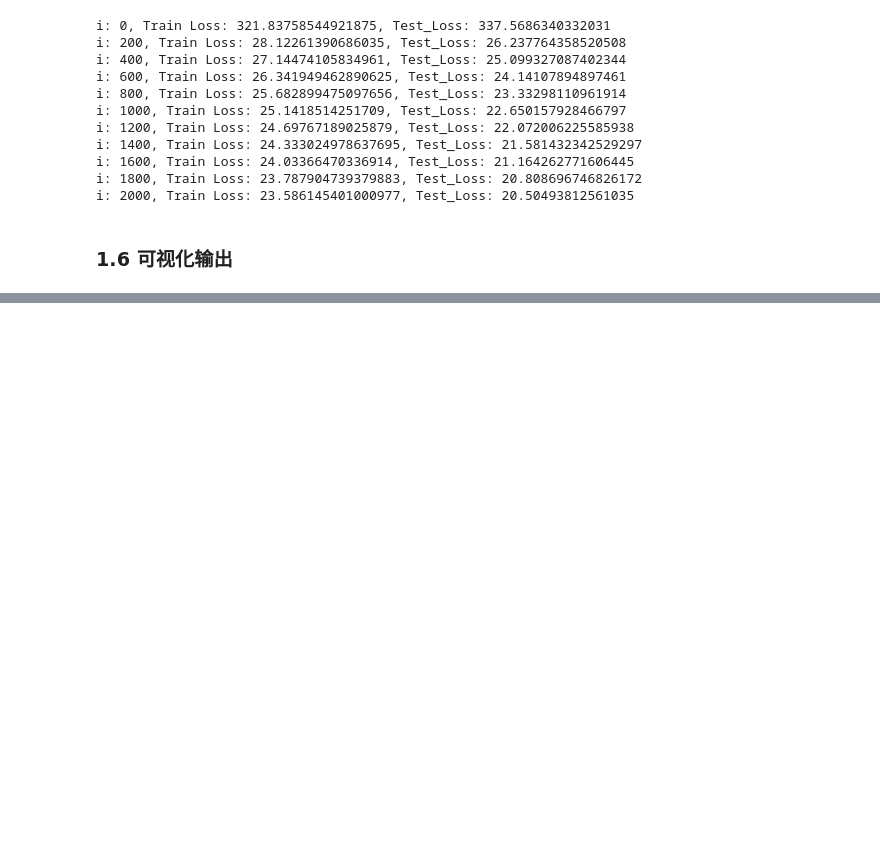
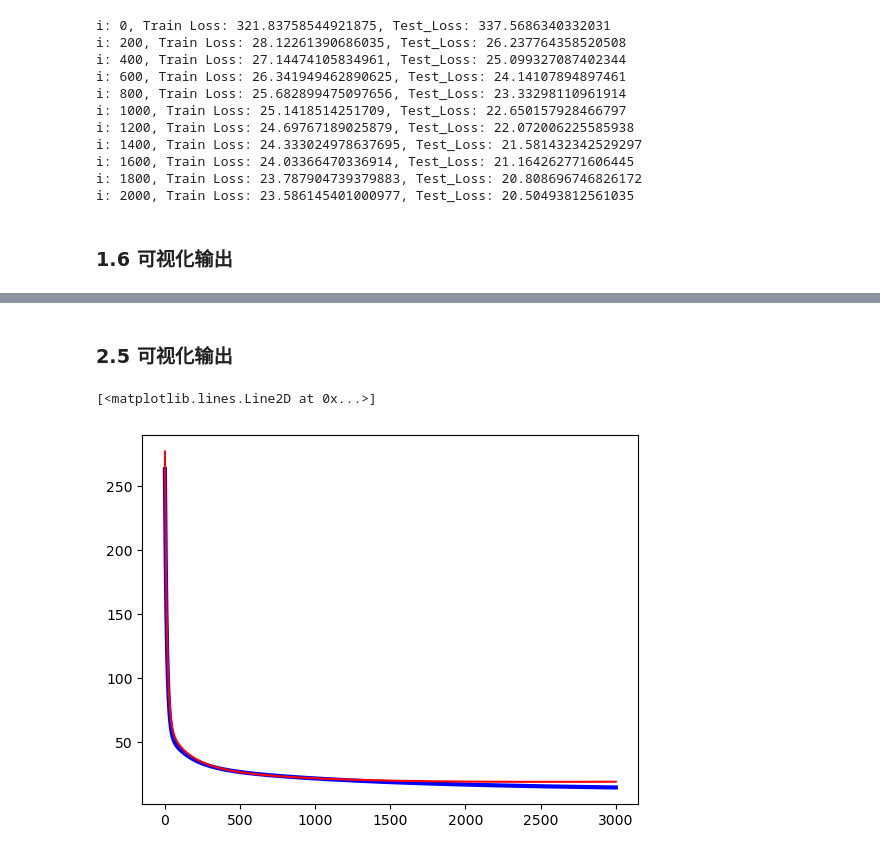
Before and after one commit to diba0/python-Srcipts, a Jupyter notebook: gradient-descent/tensorflow_linear_regression.ipynb, the cells around one changed output, grey strips where cells are left out. Saved outputs shown, nothing was run; the diff lists cells and outputs as text; code cells hidden in the pictures; blank space fills up the shorter version.

```diff
--- a/gradient-descent/tensorflow_linear_regression.ipynb
+++ b/gradient-descent/tensorflow_linear_regression.ipynb
@@ -114,0 +161,3 @@ plt.show()
+# %%
+Y_train=tf.constant(y_train.reshape(-1,1),tf.float32)
+Y_test=tf.constant(y_test.reshape(-1,1),tf.float32)
@@ -114,0 +170,4 @@ plt.show()
+# %%
+learn_rate = 0.01
+iter = 3000
+display_step = 100
@@ -114,0 +176,3 @@ plt.show()
+# %%
+np.random.seed(612)
+W = tf.Variable(np.random.randn(14,1), dtype=tf.float32)
@@ -114,0 +181,22 @@ plt.show()
+# %%
+mse_train=[]
+mse_test=[]
+
+for i in range(0,iter+1):
+
+    with tf.GradientTape() as tape:
+
+        PRED_train = tf.matmul(X_train,W)
+        Loss_train = 0.5 * tf.reduce_mean(tf.square(Y_train-PRED_train))
+
+        PRED_test = tf.matmul(X_test,W)
+        Loss_test = 0.5 * tf.reduce_mean(tf.square(Y_test-PRED_test))
+
+    mse_train.append(Loss_train)
+    mse_test.append(Loss_test)
+
+    dL_dW = tape.gradient(Loss_train,W)
+    W.assign_sub(learn_rate*dL_dW)
+
+    if i % display_step == 0:
+        print(f'i: {i}, Train_loss: {Loss_train}, Test_loss: {loss_test}')
@@ -114,0 +221,8 @@ plt.show()
+# %% [markdown]
+### 2.5 可视化输出
+# %%
+plt.plot(mse_train,color='b',linewidth=3)
+plt.plot(mse_test,color='r',linewidth=1.5)
+# %% [output]
+[<matplotlib.lines.Line2D at 0x...>]
+[figure, added]
```
Also changed, not shown: parts of 21 cells of this notebook.
